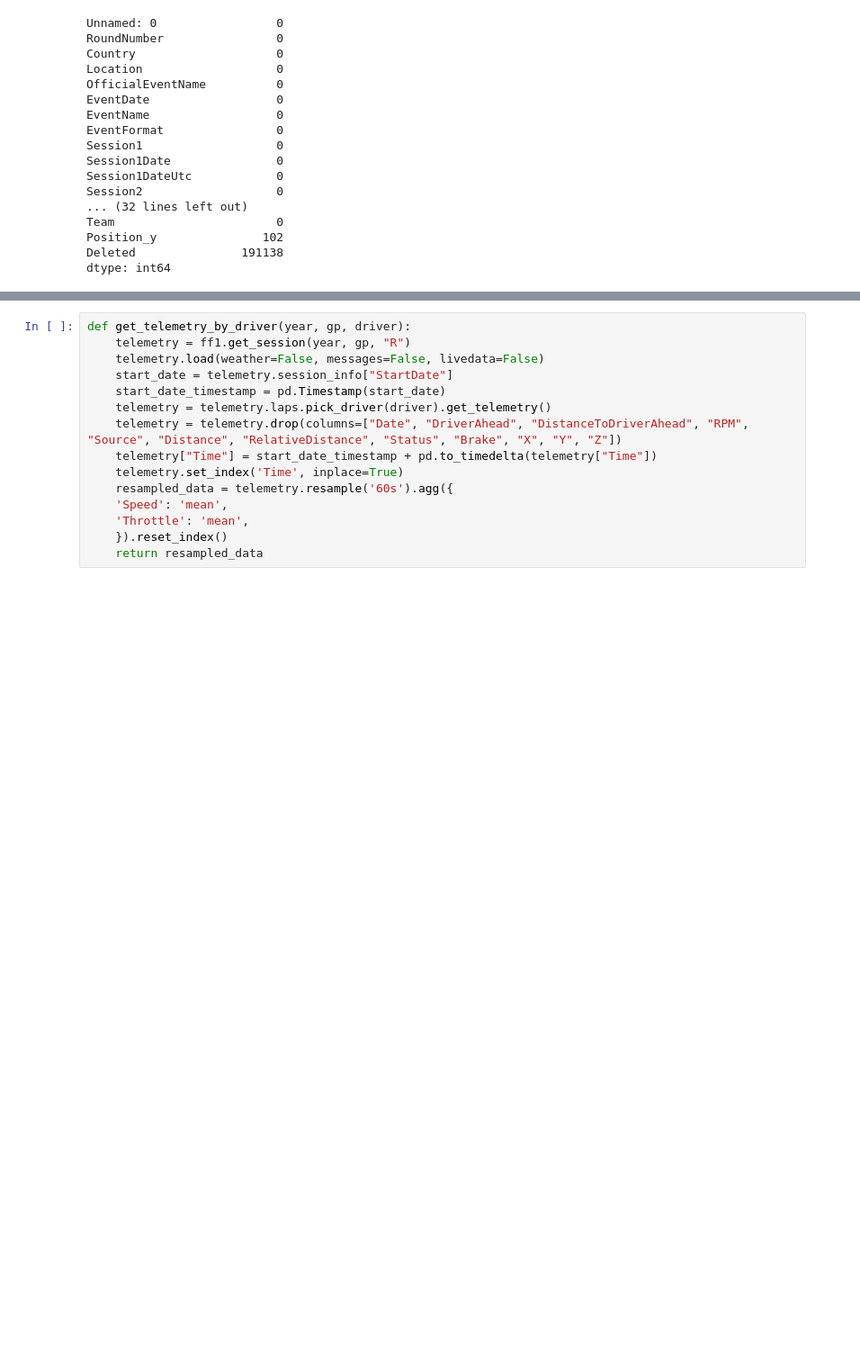
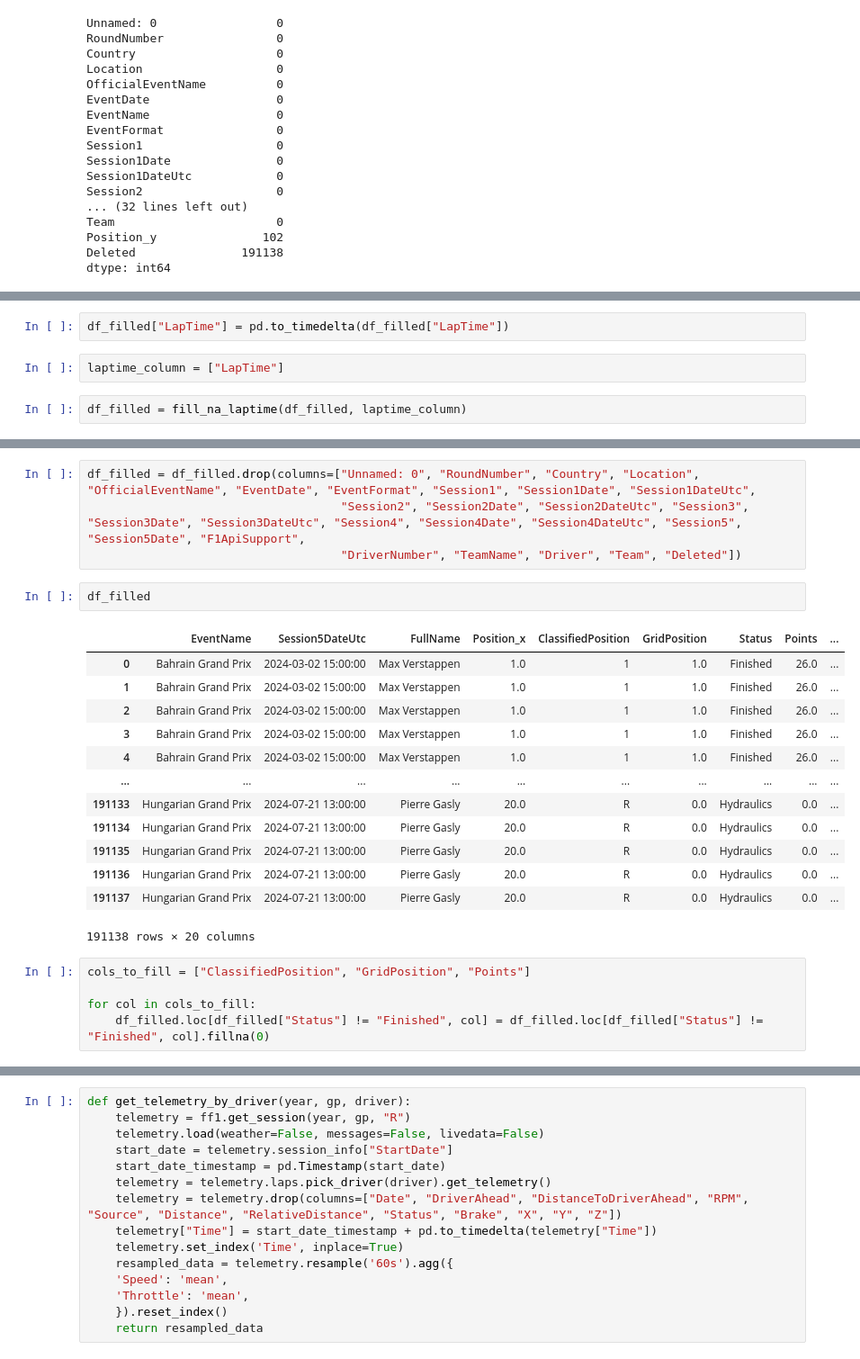
Before and after one commit to caiolacerdamt/f1-project, a Jupyter notebook: predict_win.ipynb, the cells around one changed output, grey strips where cells are left out. Shown at 90% size. Cells and saved outputs as stored; diff of their text form; blank space fills up the shorter version.

```diff
--- a/predict_win.ipynb
+++ b/predict_win.ipynb
@@ -269,0 +291,6 @@ dtype: int64
+# %%
+df_filled["LapTime"] = pd.to_timedelta(df_filled["LapTime"])
+# %%
+laptime_column = ["LapTime"]
+# %%
+df_filled = fill_na_laptime(df_filled, laptime_column)
@@ -269,0 +324,25 @@ dtype: int64
+# %%
+df_filled = df_filled.drop(columns=["Unnamed: 0", "RoundNumber", "Country", "Location", "OfficialEventName", "EventDate", "EventFormat", "Session1", "Session1Date", "Session1DateUtc",
+                                    "Session2", "Session2Date", "Session2DateUtc", "Session3", "Session3Date", "Session3DateUtc", "Session4", "Session4Date", "Session4DateUtc", "Session5", "Session5Date", "F1ApiSupport",
+                                    "DriverNumber", "TeamName", "Driver", "Team", "Deleted"])
+# %%
+df_filled
+# %% [output]
+|  | EventName | Session5DateUtc | FullName | Position_x | ClassifiedPosition | GridPosition | Status | Points | ... |
+| 0 | Bahrain Grand Prix | 2024-03-02 15:00:00 | Max Verstappen | 1.0 | 1 | 1.0 | Finished | 26.0 | ... |
+| 1 | Bahrain Grand Prix | 2024-03-02 15:00:00 | Max Verstappen | 1.0 | 1 | 1.0 | Finished | 26.0 | ... |
+| 2 | Bahrain Grand Prix | 2024-03-02 15:00:00 | Max Verstappen | 1.0 | 1 | 1.0 | Finished | 26.0 | ... |
+| 3 | Bahrain Grand Prix | 2024-03-02 15:00:00 | Max Verstappen | 1.0 | 1 | 1.0 | Finished | 26.0 | ... |
+| 4 | Bahrain Grand Prix | 2024-03-02 15:00:00 | Max Verstappen | 1.0 | 1 | 1.0 | Finished | 26.0 | ... |
+| ... | ... | ... | ... | ... | ... | ... | ... | ... | ... |
+| 191133 | Hungarian Grand Prix | 2024-07-21 13:00:00 | Pierre Gasly | 20.0 | R | 0.0 | Hydraulics | 0.0 | ... |
+| 191134 | Hungarian Grand Prix | 2024-07-21 13:00:00 | Pierre Gasly | 20.0 | R | 0.0 | Hydraulics | 0.0 | ... |
+| 191135 | Hungarian Grand Prix | 2024-07-21 13:00:00 | Pierre Gasly | 20.0 | R | 0.0 | Hydraulics | 0.0 | ... |
+| 191136 | Hungarian Grand Prix | 2024-07-21 13:00:00 | Pierre Gasly | 20.0 | R | 0.0 | Hydraulics | 0.0 | ... |
+| 191137 | Hungarian Grand Prix | 2024-07-21 13:00:00 | Pierre Gasly | 20.0 | R | 0.0 | Hydraulics | 0.0 | ... |
+191138 rows × 20 columns
+# %%
+cols_to_fill = ["ClassifiedPosition", "GridPosition", "Points"]
+
+for col in cols_to_fill:
+    df_filled.loc[df_filled["Status"] != "Finished", col] = df_filled.loc[df_filled["Status"] != "Finished", col].fillna(0)
```
Also changed, not shown: parts of 47 cells of this notebook.
